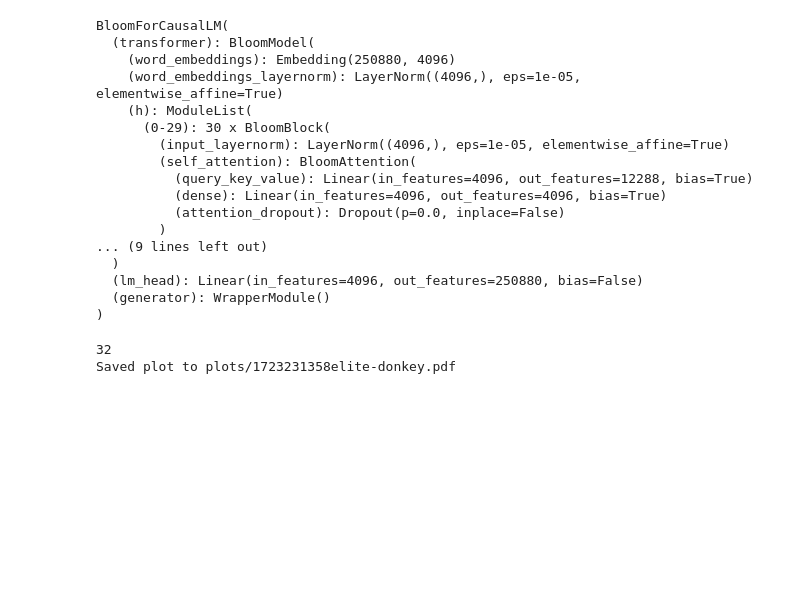
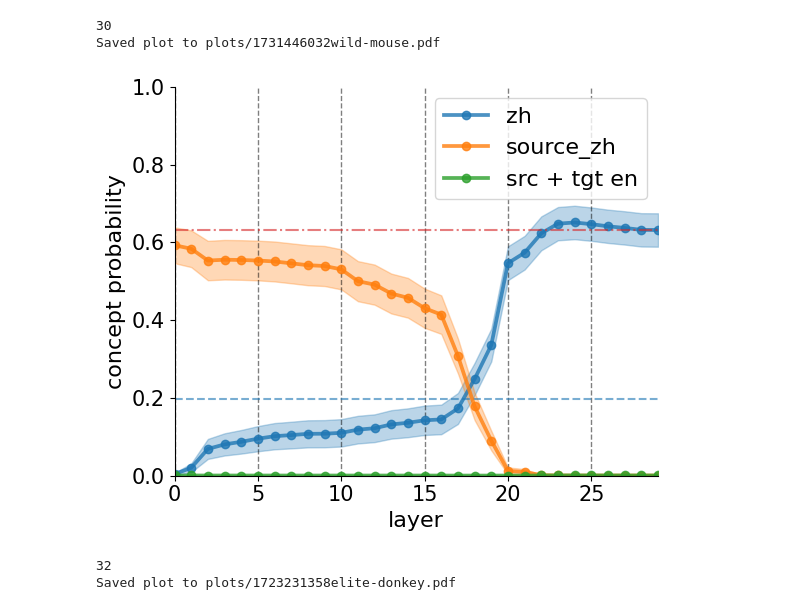
Before and after one commit to Butanium/llm-lang-agnostic, a Jupyter notebook: plot_file.ipynb, the cells around one changed output. Drawn from its saved outputs; the diff is of its cells as text; code cells hidden in the pictures; blank space fills up the shorter version.

```diff
--- a/plot_file.ipynb
+++ b/plot_file.ipynb
@@ -1,25 +1,3 @@
-# %%
-from nnsight import LanguageModel
-
-LanguageModel("bigscience/bloom-7b1")
-# %% [output]
-BloomForCausalLM(
-  (transformer): BloomModel(
-    (word_embeddings): Embedding(250880, 4096)
-    (word_embeddings_layernorm): LayerNorm((4096,), eps=1e-05, elementwise_affine=True)
-    (h): ModuleList(
-      (0-29): 30 x BloomBlock(
-        (input_layernorm): LayerNorm((4096,), eps=1e-05, elementwise_affine=True)
-        (self_attention): BloomAttention(
-          (query_key_value): Linear(in_features=4096, out_features=12288, bias=True)
-          (dense): Linear(in_features=4096, out_features=4096, bias=True)
-          (attention_dropout): Dropout(p=0.0, inplace=False)
-        )
-... (9 lines left out)
-  )
-  (lm_head): Linear(in_features=4096, out_features=250880, bias=False)
-  (generator): WrapperModule()
-)
 # %%
 import json
 import sys
@@ -119,9 +97,25 @@ def load_dict(file):
     return json_dic
 
 
-def plot_file(file, title="", skip=[], **kwargs):
-    json_dic = load_dict(file)
+def plot_file(file, title="", skip=[], only_first=False, **kwargs):
+    _json_dic = load_dict(file)
+    if only_first:
+        json_dic = _json_dic["only first"]
+        for k, v in _json_dic.items():
+            if "probs" in k:
+                if "source" in k:
+                    json_dic[k] = [l[0] for l in v]
+                else:
+                    json_dic[k] = v
+    else:
+        json_dic = _json_dic
     plot_dict(json_dic, title, skip, **kwargs)
+# %%
+plot_file("/dlabscratch1/cdumas/thinking-lang/results/bloom-7b1/obj_patch_translation/de-it_nl-fi_zh-es_es-ru_ru-ko-fr_zh-/1727966696_acoustic-flamingo.json")
+# %% [output]
+30
+Saved plot to plots/1731446032wild-mouse.pdf
+[figure, added]
 # %%
 plot_file(
     "results/Llama-2-7b/shifted_translation/de_it-fr_zh/1723223416_gray-crab.json"
```
Also changed, not shown: parts of 2 cells of this notebook, 7 other files.
